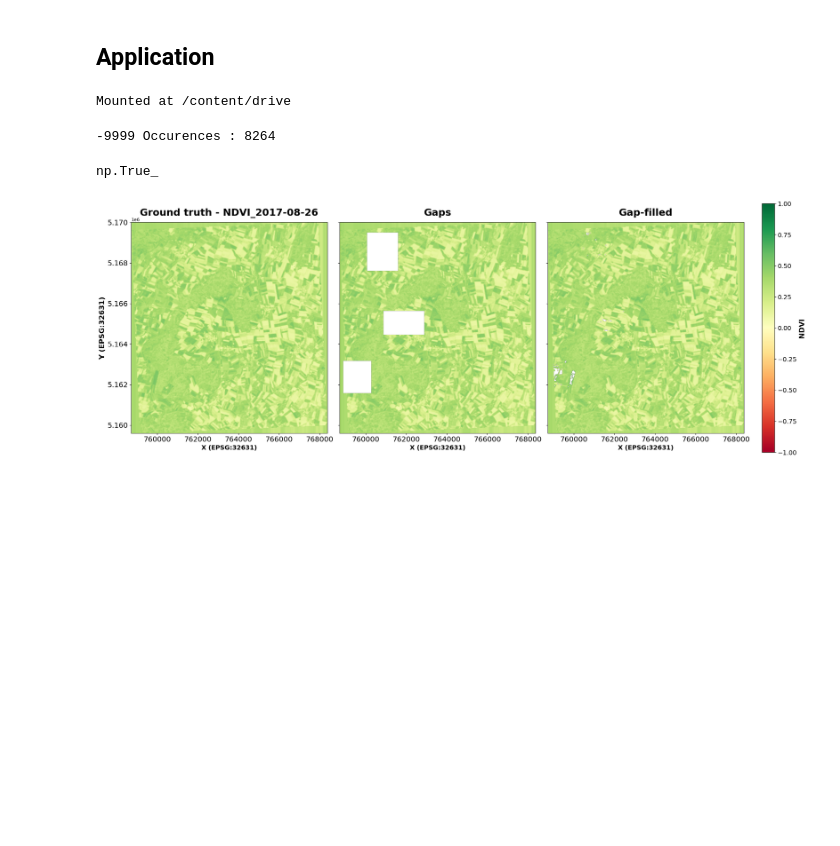
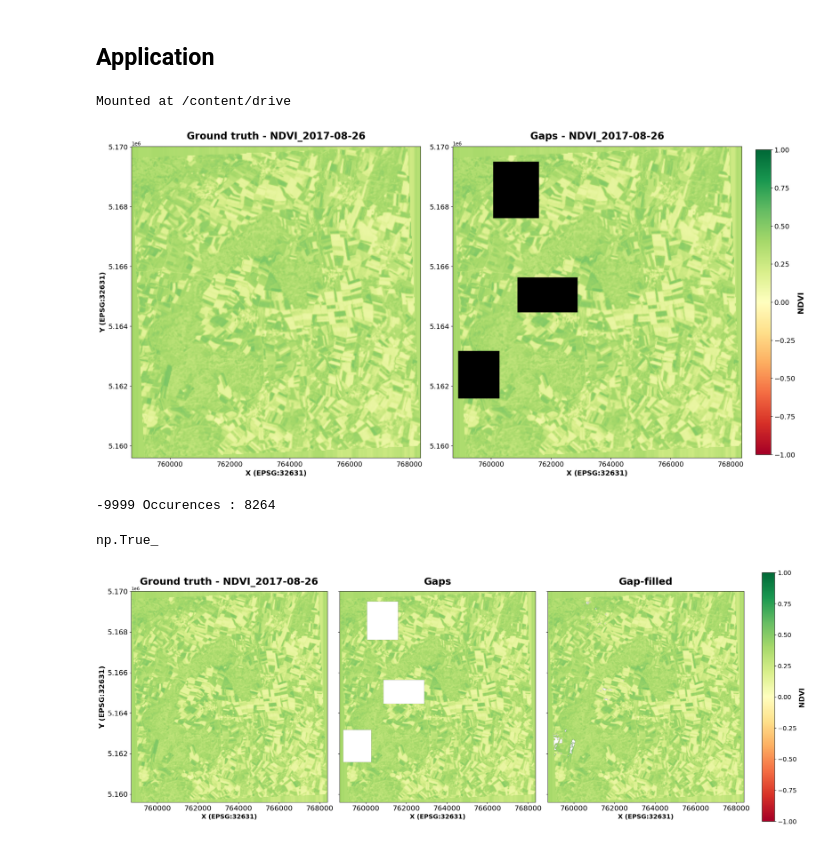
Before and after one commit to larasauser/master, a Jupyter notebook: nspi_2.ipynb, the cells around one changed output. Saved outputs shown, nothing was run; the diff lists cells and outputs as text; code cells hidden in the pictures; blank space fills up the shorter version.

```diff
--- a/nspi_2.ipynb
+++ b/nspi_2.ipynb
@@ -151,6 +200,11 @@ with rasterio.open(input_path) as src:
 with rasterio.open(target_path) as src:
   target_image = src.read().transpose(1,2,0).astype(np.float32)
   target_profile = src.profile
+# %%
+#Visualise original image
+visu_2(input_image, target_image, input_path, target_path, band=0)
+# %% [output]
+[figure, added]
 # %%
 count = np.sum(target_image == -9999)
 print("-9999 Occurences :", count)
```
Also changed, not shown: parts of 3 cells of this notebook.
